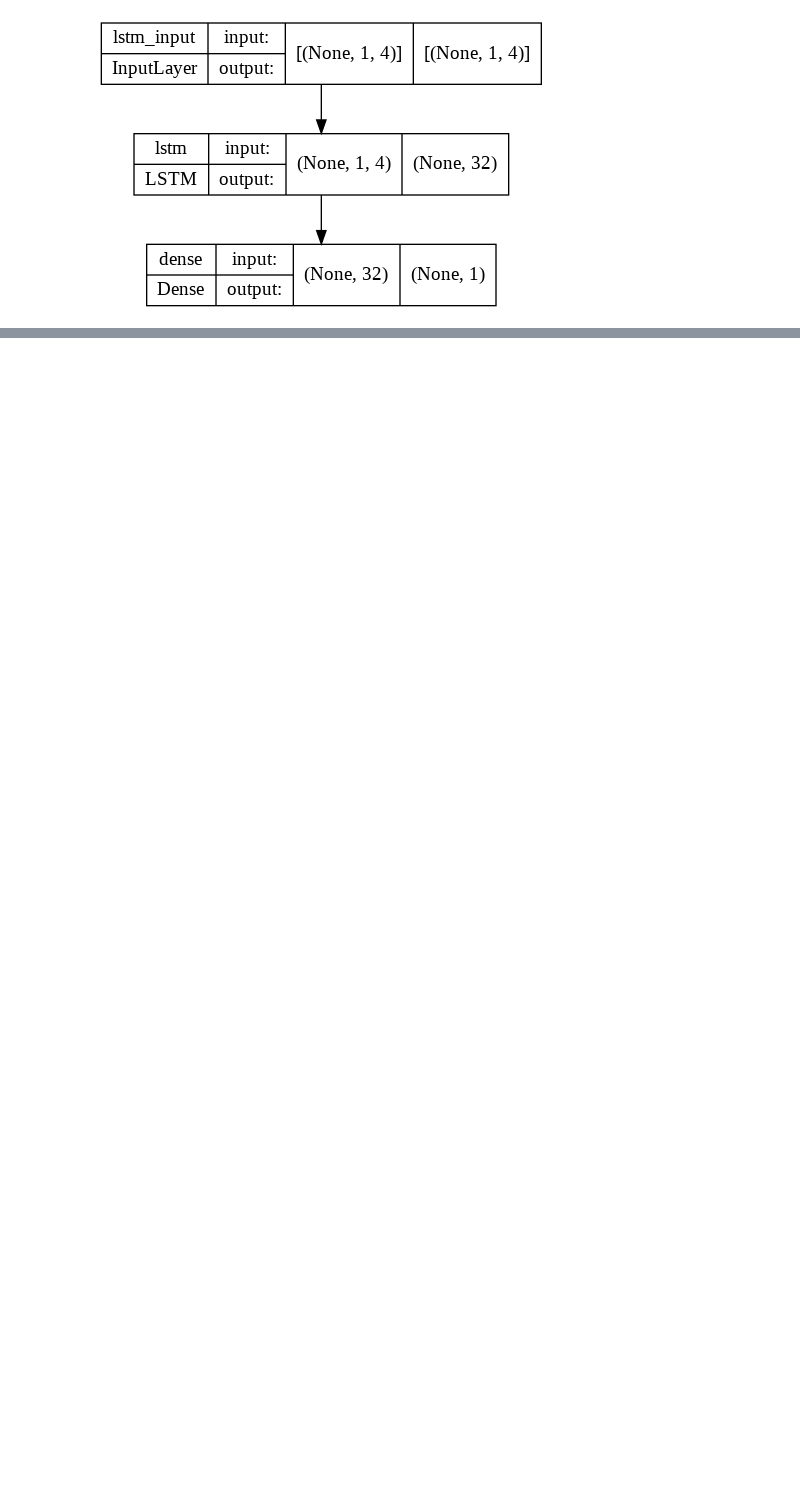
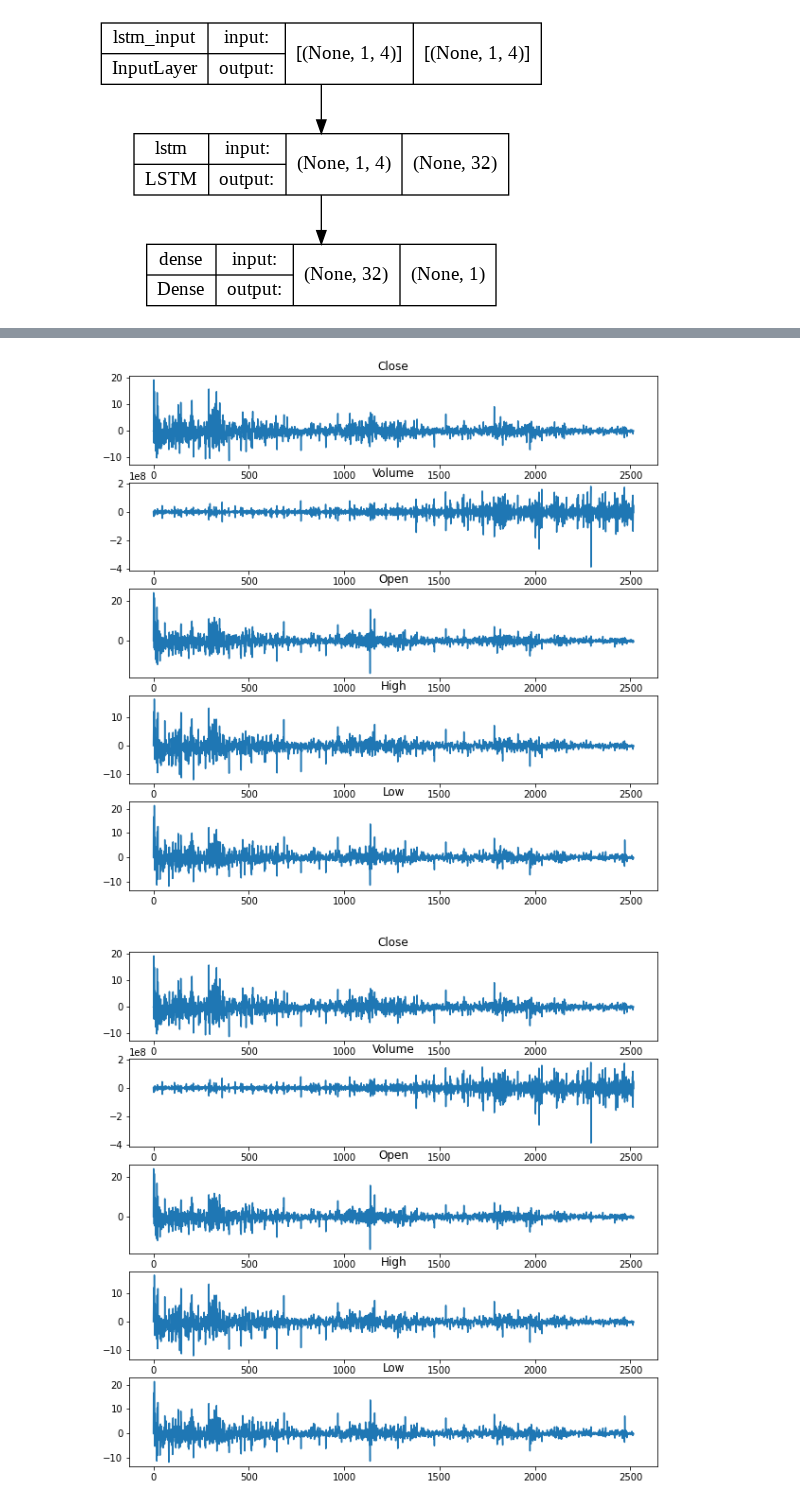
Before and after one commit to delpretemarcus/156StockClosingPricePrediction, a Jupyter notebook: DataCleaningAndExploration.ipynb, the cells around one changed output, grey strips where cells are left out. Saved outputs shown, nothing was run; the diff lists cells and outputs as text; code cells hidden in the pictures; blank space fills up the shorter version.

```diff
--- a/DataCleaningAndExploration.ipynb
+++ b/DataCleaningAndExploration.ipynb
@@ -117,0 +229,4 @@ plt.show()
+# %%
+#Make data stationary...
+#Question on regularization
+stationary = df.diff().fillna(0)
@@ -117,0 +267,2 @@ plt.show()
+# %%
+model = VAR(stationary)
@@ -117,0 +273,2 @@ plt.show()
+# %%
+results = model.fit(maxlags=31,ic='aic')
@@ -117,0 +295,5 @@ plt.show()
+# %%
+results.plot()
+# %% [output]
+[figure, added]
+[figure, added]
```
Also changed, not shown: parts of 40 cells of this notebook.
